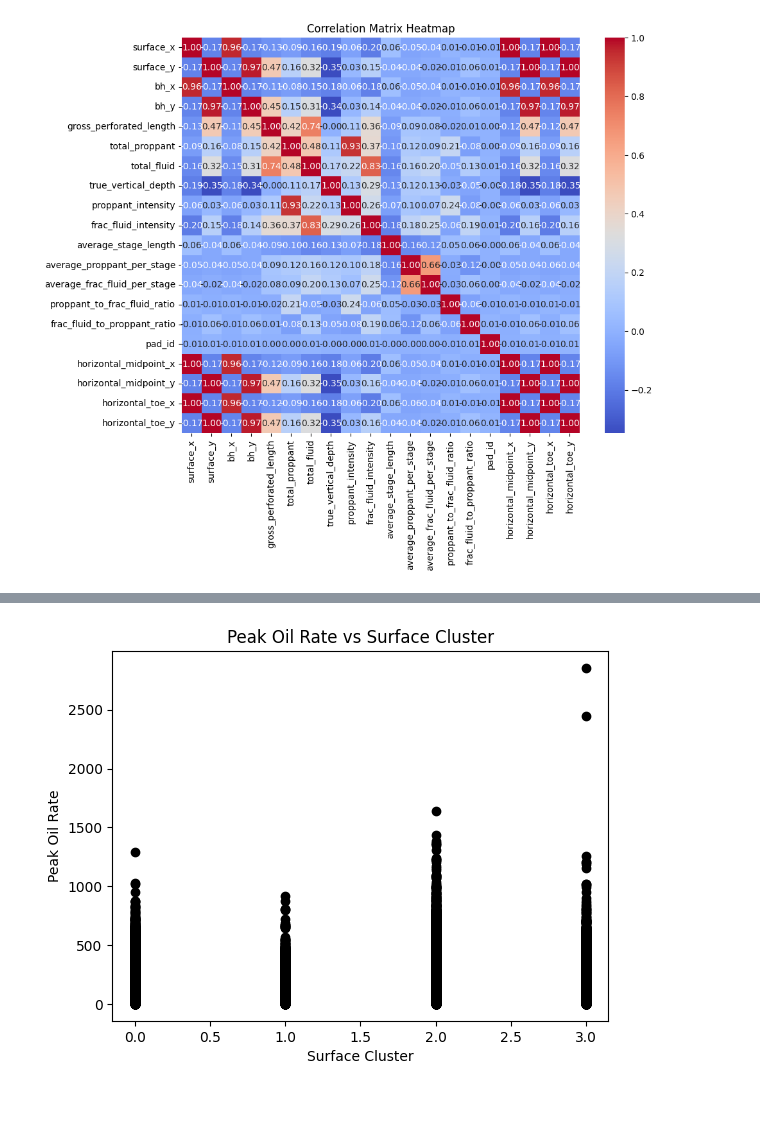
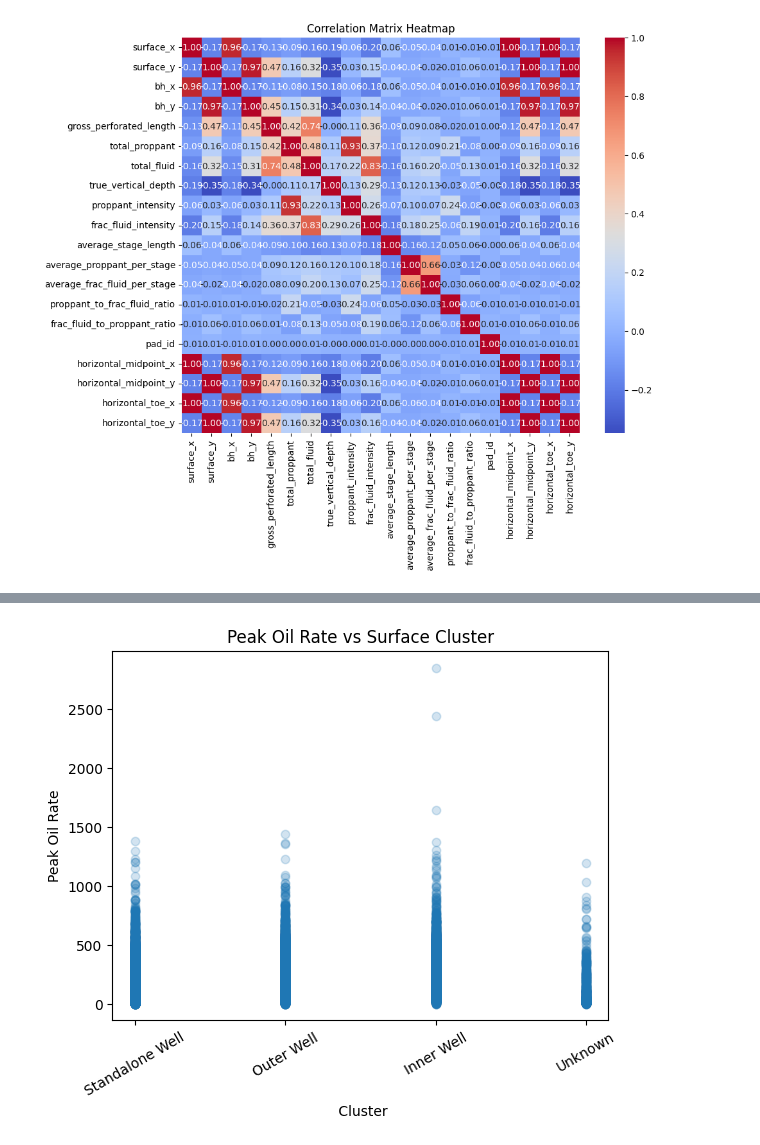
Before and after one commit to nandoj28/RiceDatathon, a Jupyter notebook: main.ipynb, the cells around one changed output, grey strips where cells are left out. Cells and saved outputs as stored; diff of their text form; code cells hidden in the pictures; blank space fills up the shorter version.

```diff
--- a/main.ipynb
+++ b/main.ipynb
@@ -122,15 +97,24 @@ plt.plot(data_with_oilpeak_reduced['bh_x'],data_with_oilpeak_reduced['bh_y'],'ko
 # %%
-coordinates = data[['surface_x', 'surface_y', 'bh_x', 'bh_y']]
-
 surface_coordinates = data_with_oilpeak_reduced[['surface_x', 'surface_y']]
-kmeans_surface = KMeans(n_clusters=4)
+kmeans_surface = KMeans(n_clusters=5)
 surface_clusters = kmeans_surface.fit_predict(surface_coordinates)
 data_with_oilpeak_reduced['surface_cluster'] = surface_clusters
 
 bh_coordinates = data_with_oilpeak_reduced[['bh_x', 'bh_y']]
-kmeans_bh = KMeans(n_clusters=4)
+kmeans_bh = KMeans(n_clusters=5)
 bh_clusters = kmeans_bh.fit_predict(bh_coordinates)
 data_with_oilpeak_reduced['bh_cluster'] = bh_clusters
+
+mid_coordinates = data_with_oilpeak_reduced[['horizontal_midpoint_x', 'horizontal_midpoint_y']]
+kmeans_mid = KMeans(n_clusters=5)
+mid_clusters = kmeans_mid.fit_predict(mid_coordinates)
+data_with_oilpeak_reduced['mid_clusters'] = mid_clusters
+
+toe_coordinates = data_with_oilpeak_reduced[['horizontal_toe_x', 'horizontal_toe_y']]
+kmeans_toe = KMeans(n_clusters=5)
+toe_clusters = kmeans_toe.fit_predict(toe_coordinates)
+data_with_oilpeak_reduced['toe_clusters'] = toe_clusters
+
 data_with_oilpeak_reduced.head()
 # %% [output]
 |  | surface_x | surface_y | bh_x | bh_y | standardized_operator_name | gross_perforated_length | number_of_stages | ... |
@@ -159,0 +160,6 @@ plt.show()
+# %%
+data_with_cluster = data_with_oilpeak_reduced.drop(columns=["bh_x","bh_y","bh_cluster","surface_x","surface_y","mid_clusters",
+                                                       "toe_clusters","horizontal_midpoint_x","horizontal_midpoint_y",
+                                                       "horizontal_toe_x","horizontal_toe_y"])
+data_with_cluster.info()
+print(data_with_cluster.shape)
@@ -160,12 +184,12 @@ plt.show()
 # %%
-x = data_with_oilpeak_reduced['surface_cluster']
-y = data_with_oilpeak_reduced[target_variable]
+x = data_with_cluster['relative_well_position']
+y = target_data[target_variable]
 
-# Creating the plot
-plt.plot(x, y, 'o')  # 'o' creates a scatter plot
-plt.xlabel('Surface Cluster')
+plt.plot(x, y, 'o', alpha=0.2)
+plt.xlabel(' Cluster')
 plt.ylabel('Peak Oil Rate')
 plt.title('Peak Oil Rate vs Surface Cluster')
+plt.xticks(rotation=30)
 plt.show()
 # %% [output]
-[figure, old version]
+[figure, new version]
```
Also changed, not shown: parts of 16 cells of this notebook, 3 other files.
